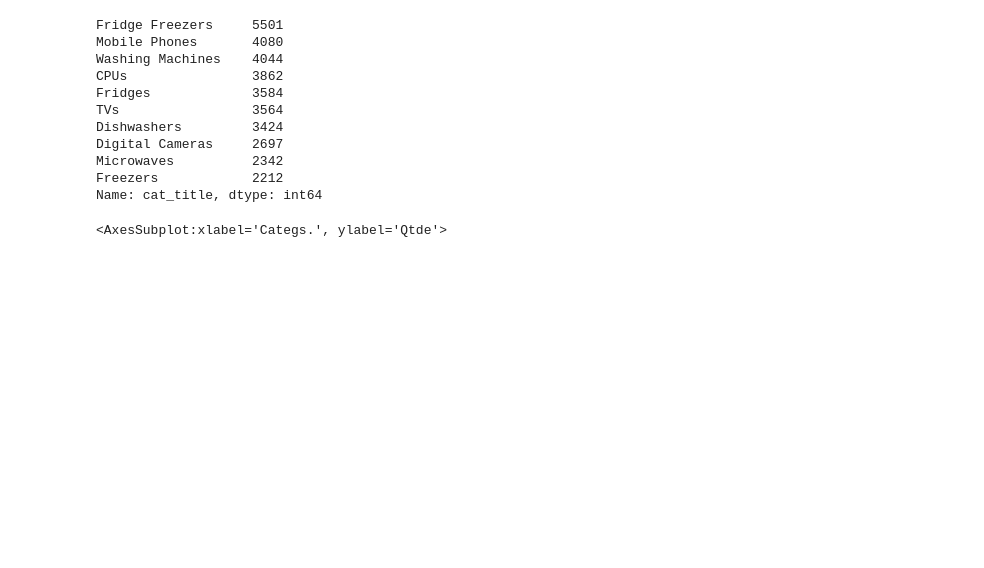
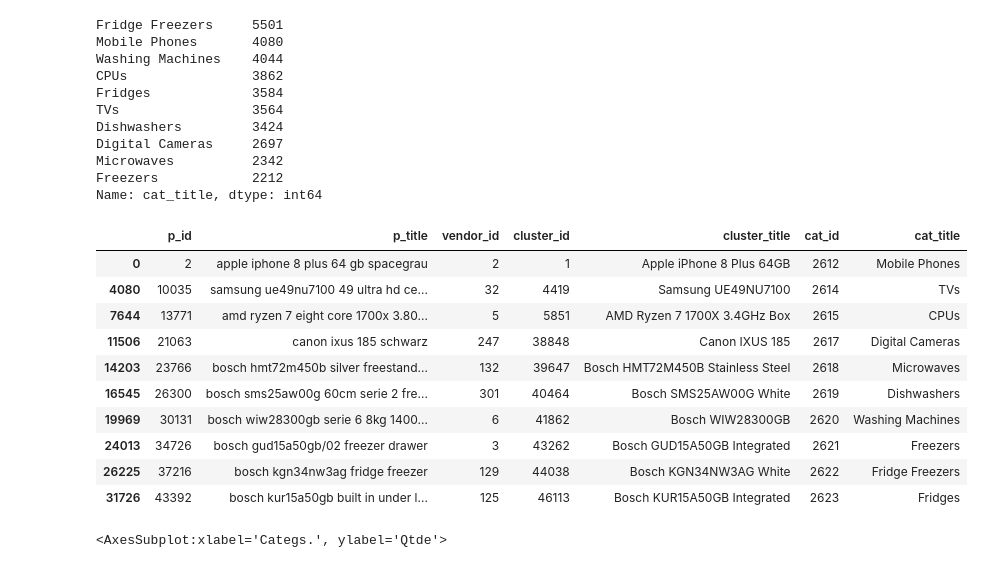
Before and after one commit to warSantos/ProductMatching, a Jupyter notebook: AnalisePricerunner.ipynb, the cells around one changed output. Saved outputs shown, nothing was run; the diff lists cells and outputs as text; code cells hidden in the pictures; blank space fills up the shorter version.

```diff
--- a/AnalisePricerunner.ipynb
+++ b/AnalisePricerunner.ipynb
@@ -37,6 +55,20 @@ Digital Cameras     2697
 Microwaves          2342
 Freezers            2212
 Name: cat_title, dtype: int64
+# %%
+df.drop_duplicates(subset=["cat_id","cat_title"])
+# %% [output]
+|  | p_id | p_title | vendor_id | cluster_id | cluster_title | cat_id | cat_title |
+| 0 | 2 | apple iphone 8 plus 64 gb spacegrau | 2 | 1 | Apple iPhone 8 Plus 64GB | 2612 | Mobile Phones |
+| 4080 | 10035 | samsung ue49nu7100 49 ultra hd ce... | 32 | 4419 | Samsung UE49NU7100 | 2614 | TVs |
+| 7644 | 13771 | amd ryzen 7 eight core 1700x 3.80... | 5 | 5851 | AMD Ryzen 7 1700X 3.4GHz Box | 2615 | CPUs |
+| 11506 | 21063 | canon ixus 185 schwarz | 247 | 38848 | Canon IXUS 185 | 2617 | Digital Cameras |
+| 14203 | 23766 | bosch hmt72m450b silver freestand... | 132 | 39647 | Bosch HMT72M450B Stainless Steel | 2618 | Microwaves |
+| 16545 | 26300 | bosch sms25aw00g 60cm serie 2 fre... | 301 | 40464 | Bosch SMS25AW00G White | 2619 | Dishwashers |
+| 19969 | 30131 | bosch wiw28300gb serie 6 8kg 1400... | 6 | 41862 | Bosch WIW28300GB | 2620 | Washing Machines |
+| 24013 | 34726 | bosch gud15a50gb/02 freezer drawer | 3 | 43262 | Bosch GUD15A50GB Integrated | 2621 | Freezers |
+| 26225 | 37216 | bosch kgn34nw3ag fridge freezer | 129 | 44038 | Bosch KGN34NW3AG White | 2622 | Fridge Freezers |
+| 31726 | 43392 | bosch kur15a50gb built in under l... | 125 | 46113 | Bosch KUR15A50GB Integrated | 2623 | Fridges |
 # %%
 df.cat_title.value_counts().plot(kind="bar", xlabel="Categs.", ylabel="Qtde", grid=True)
 # %% [output]
```
Also changed, not shown: parts of 1 cell of this notebook, 8 other files.
